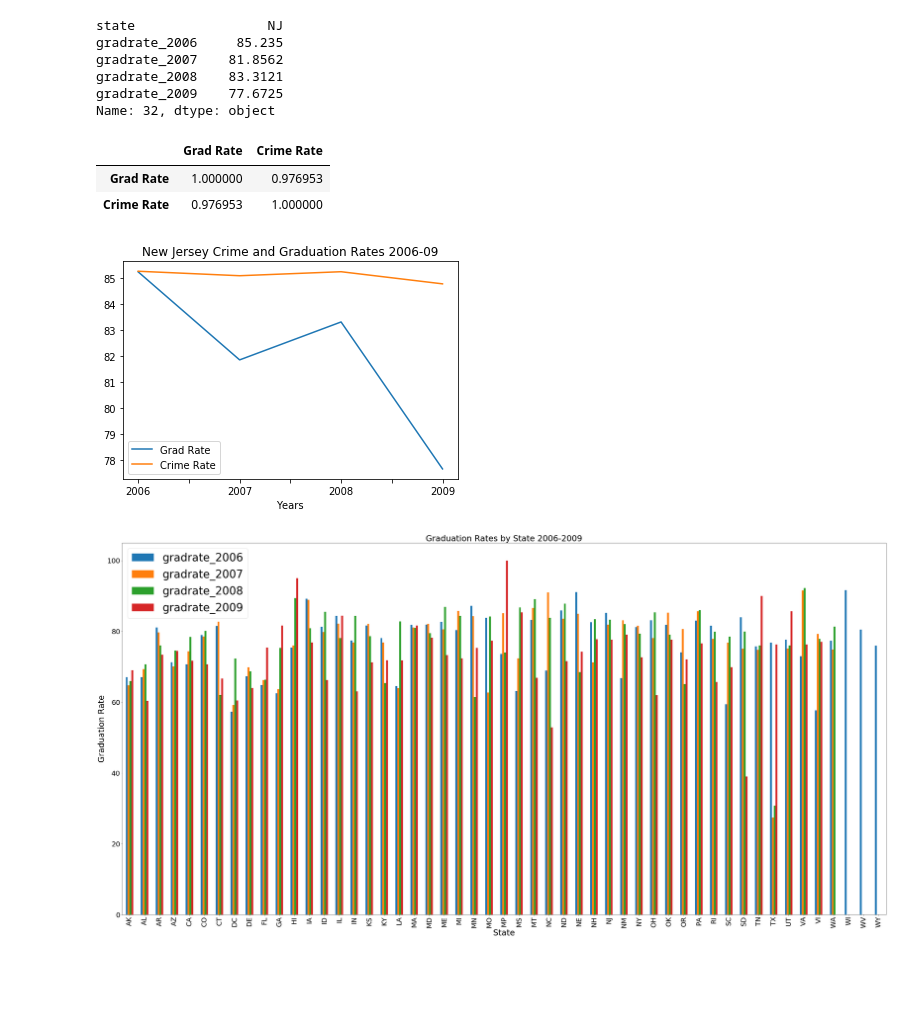
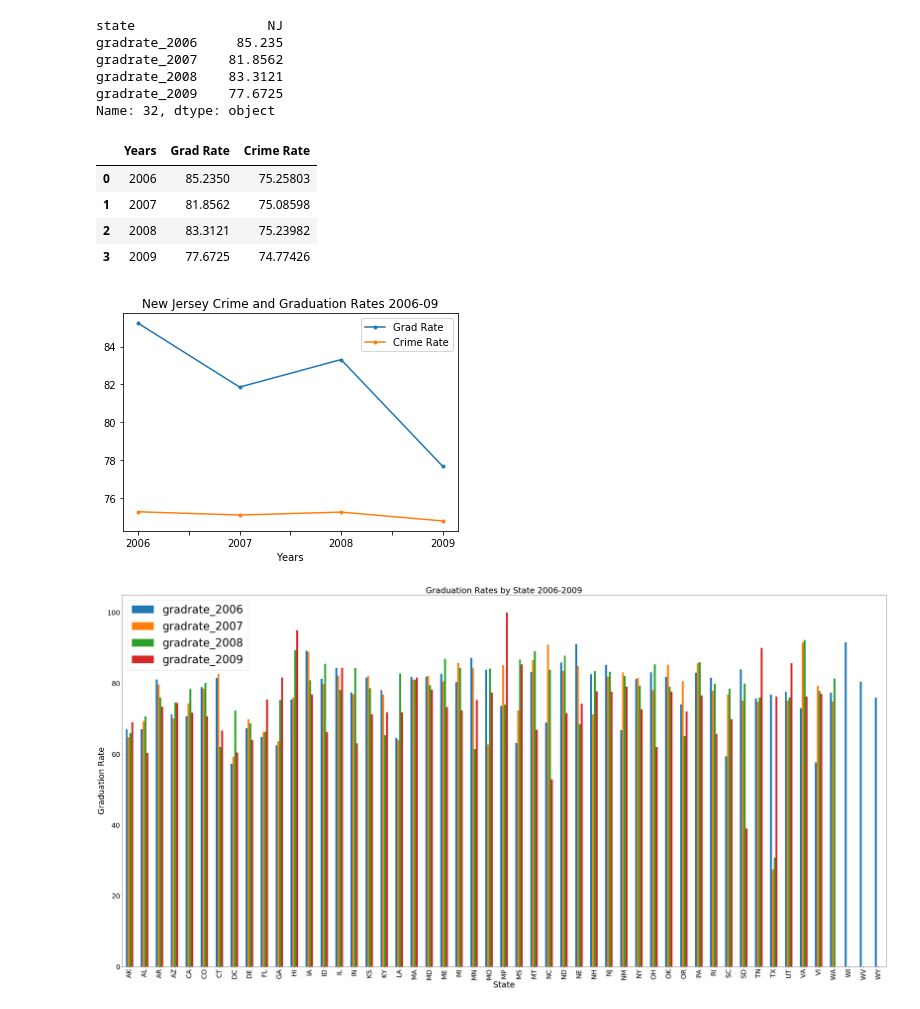
Before and after one commit to klcurtiss/Project1work, a Jupyter notebook: AP Project 1.ipynb, the cells around one changed output. Cells and saved outputs as stored; diff of their text form; code cells hidden in the pictures; blank space fills up the shorter version.

Commit message:
graph scaled fixed

```diff
--- a/AP Project 1.ipynb
+++ b/AP Project 1.ipynb
@@ -571,25 +572,27 @@ Name: 32, dtype: object
 #Added (Shifted) 80 to Crime Rate data to compare slopes between Crime rates and Grad Rates. For better Visual Comparison
 NJ_grads_crime = {'Years': ['2006','2007', '2008', '2009'],
             'Grad Rate': [85.235,81.8562,83.3121,77.6725],
-            'Crime Rate': [85.25803,85.08598,85.23982,84.77426]
+            'Crime Rate': [75.25803,75.08598,75.23982,74.77426]
         }
 
 NJ_grads_crime_df = pd.DataFrame(NJ_grads_crime, columns = ['Years','Grad Rate','Crime Rate'])
 
-NJ_grads_crime_df.corr()
+NJ_grads_crime_df
 # %% [output]
-|  | Grad Rate | Crime Rate |
-| Grad Rate | 1.000000 | 0.976953 |
-| Crime Rate | 0.976953 | 1.000000 |
+|  | Years | Grad Rate | Crime Rate |
+| 0 | 2006 | 85.2350 | 75.25803 |
+| 1 | 2007 | 81.8562 | 75.08598 |
+| 2 | 2008 | 83.3121 | 75.23982 |
+| 3 | 2009 | 77.6725 | 74.77426 |
 # %%
 #Graphing NJ Crime Rates and Grad Rates
-NJ_grads_crime_df.plot(x ='Years', y=['Grad Rate','Crime Rate'], kind = 'line')
-
+NJ_grads_crime_df.plot(x ='Years', y=['Grad Rate','Crime Rate'], kind = 'line', style = '.-')
+plt.ylim()
 #NJ_grads_crime_df.plot(x ='Grad Rate', y='Crime Rate', kind = 'bar')
 plt.title('New Jersey Crime and Graduation Rates 2006-09')
 plt.show()
 # %% [output]
-[figure, old version]
+[figure, new version]
 # %%
 #Graph of Graduation Rates all State
 multi_plot_grad = gradrates_allyears.plot(kind="bar", figsize = (50, 25))
```
Also changed, not shown: parts of 3 cells of this notebook.
